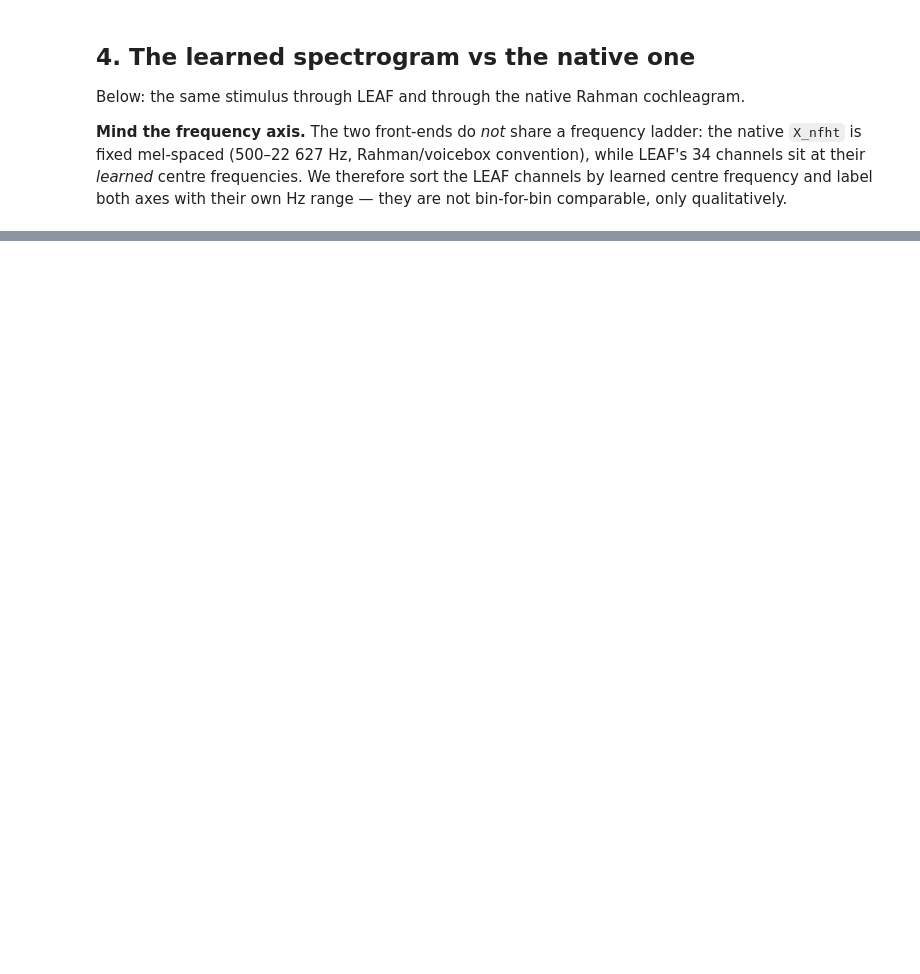
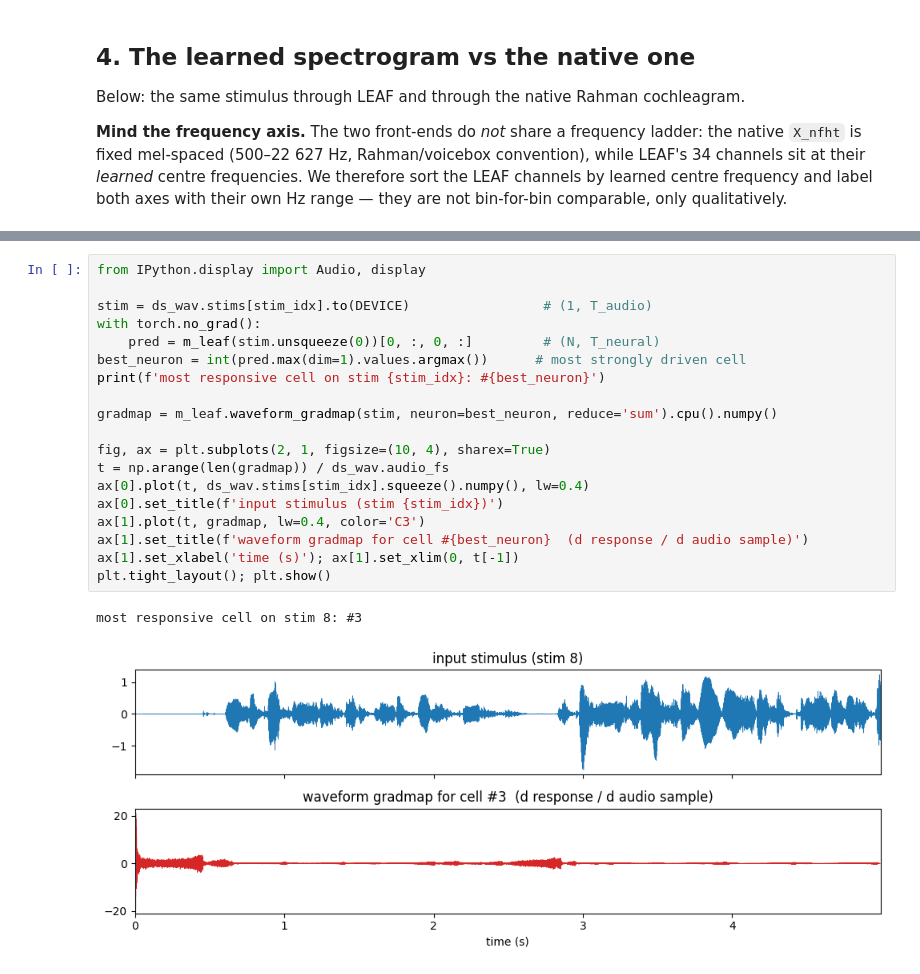
Before and after one commit to urancon/deepSTRF, a Jupyter notebook: examples/learnable_frontend_ns1.ipynb, the cells around one changed output, grey strips where cells are left out. Cells and saved outputs as stored; diff of their text form; blank space fills up the shorter version.

```diff
--- a/examples/learnable_frontend_ns1.ipynb
+++ b/examples/learnable_frontend_ns1.ipynb
@@ -179,0 +203,22 @@ plt.tight_layout(); plt.show()
+# %%
+from IPython.display import Audio, display
+
+stim = ds_wav.stims[stim_idx].to(DEVICE)                 # (1, T_audio)
+with torch.no_grad():
+    pred = m_leaf(stim.unsqueeze(0))[0, :, 0, :]         # (N, T_neural)
+best_neuron = int(pred.max(dim=1).values.argmax())      # most strongly driven cell
+print(f'most responsive cell on stim {stim_idx}: #{best_neuron}')
+
+gradmap = m_leaf.waveform_gradmap(stim, neuron=best_neuron, reduce='sum').cpu().numpy()
+
+fig, ax = plt.subplots(2, 1, figsize=(10, 4), sharex=True)
+t = np.arange(len(gradmap)) / ds_wav.audio_fs
+ax[0].plot(t, ds_wav.stims[stim_idx].squeeze().numpy(), lw=0.4)
+ax[0].set_title(f'input stimulus (stim {stim_idx})')
+ax[1].plot(t, gradmap, lw=0.4, color='C3')
+ax[1].set_title(f'waveform gradmap for cell #{best_neuron}  (d response / d audio sample)')
+ax[1].set_xlabel('time (s)'); ax[1].set_xlim(0, t[-1])
+plt.tight_layout(); plt.show()
+# %% [output]
+most responsive cell on stim 8: #3
+[figure, added]
```
Also changed, not shown: parts of 9 cells of this notebook.
